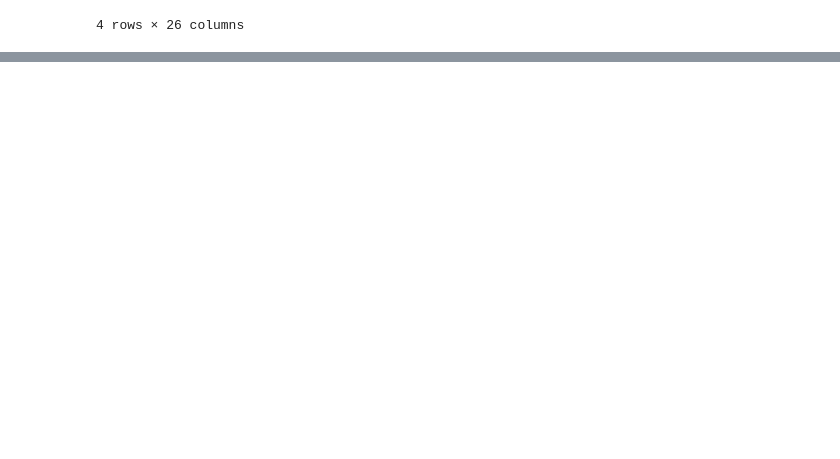
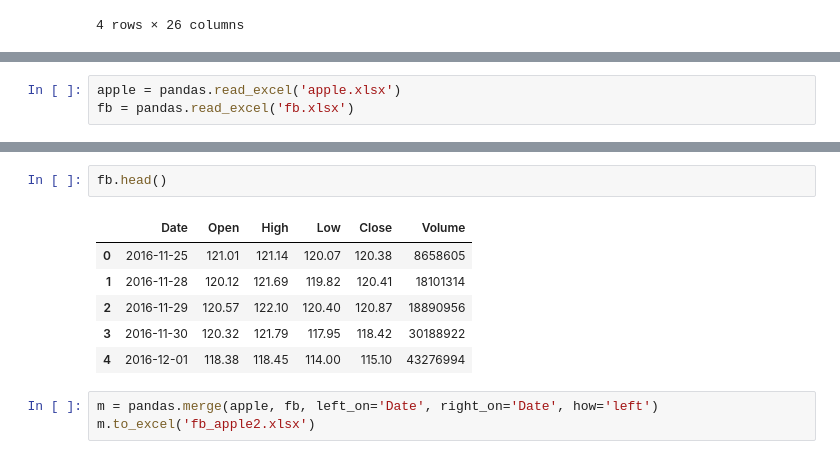
Before and after one commit to ywchiu/fuboni, a Jupyter notebook: Demo20171123.ipynb, the cells around one changed output, grey strips where cells are left out. Saved outputs shown, nothing was run; the diff lists cells and outputs as text; blank space fills up the shorter version.

Commit message:
add pandas

```diff
--- a/Demo20171123.ipynb
+++ b/Demo20171123.ipynb
@@ -1063,0 +1072,3 @@ df
+# %%
+apple = pandas.read_excel('apple.xlsx')
+fb = pandas.read_excel('fb.xlsx')
@@ -1063,0 +1084,12 @@ df
+# %%
+fb.head()
+# %% [output]
+|  | Date | Open | High | Low | Close | Volume |
+| 0 | 2016-11-25 | 121.01 | 121.14 | 120.07 | 120.38 | 8658605 |
+| 1 | 2016-11-28 | 120.12 | 121.69 | 119.82 | 120.41 | 18101314 |
+| 2 | 2016-11-29 | 120.57 | 122.10 | 120.40 | 120.87 | 18890956 |
+| 3 | 2016-11-30 | 120.32 | 121.79 | 117.95 | 118.42 | 30188922 |
+| 4 | 2016-12-01 | 118.38 | 118.45 | 114.00 | 115.10 | 43276994 |
+# %%
+m = pandas.merge(apple, fb, left_on='Date', right_on='Date', how='left')
+m.to_excel('fb_apple2.xlsx')
```
Also changed, not shown: parts of 3 cells of this notebook.
